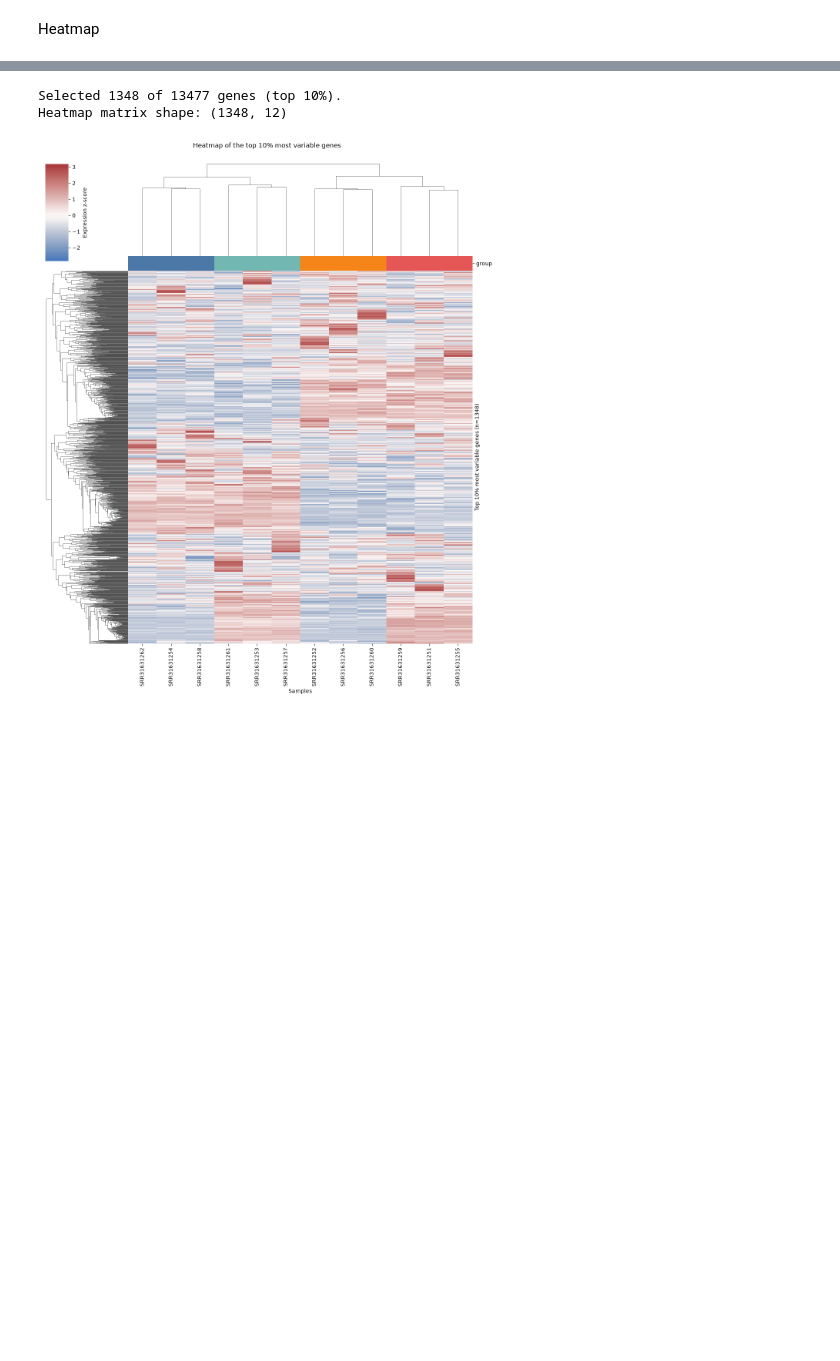
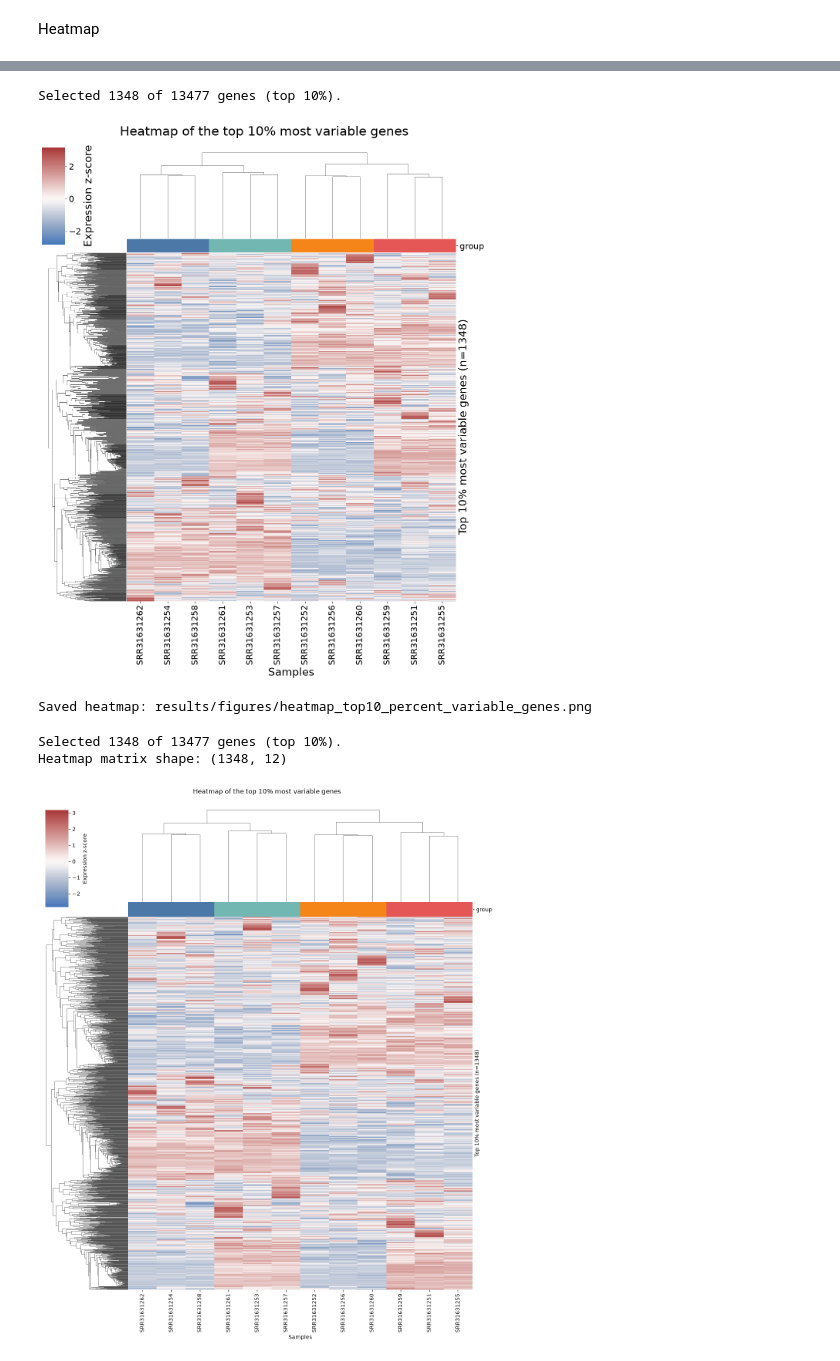
Before and after one commit to SvavaDa/GSE283655_project, a Jupyter notebook: GSE283655-simplified-data.ipynb, the cells around one changed output, grey strips where cells are left out. Cells and saved outputs as stored; diff of their text form; code cells hidden in the pictures; blank space fills up the shorter version.

```diff
--- a/GSE283655-simplified-data.ipynb
+++ b/GSE283655-simplified-data.ipynb
@@ -2279,7 +2281,6 @@ Saved heatmap: results/figures/heatmap_top50_variable_genes.png
 # %%
 # ------------------------------------------------------------
 # Heatmap of the top 10% most variable genes
-# Adapted to our tximport + PyDESeq2 workflow
 # ------------------------------------------------------------
 
 # Rank genes by variance
@@ -2290,17 +2291,9 @@ n_top = max(
     int(np.ceil(len(gene_variance) * 0.10))
 )
 
-top_variable_genes = (
-    gene_variance
-    .nlargest(n_top)
-    .index
-)
+top_variable_genes = gene_variance.nlargest(n_top).index
 
-heatmap_matrix = (
-    vst_counts
-    .loc[:, top_variable_genes]
-    .T
-)
+heatmap_matrix = vst_counts.loc[:, top_variable_genes].T
 
 print(
     f"Selected {n_top} of {len(gene_variance)} genes "
@@ -2321,22 +2314,8 @@ heatmap_z = (
     .dropna()
 )
 
-# ------------------------------------------------------------
-# Replace Ensembl IDs with gene symbols when available
-# ------------------------------------------------------------
-
-symbol_lookup = (
-    t2g[["gene_id", "gene_symbol"]]
-    .dropna()
-    .drop_duplicates("gene_id")
-    .set_index("gene_id")["gene_symbol"]
-    .to_dict()
-)
-
-heatmap_z.index = [
-    symbol_lookup.get(gene, gene)
-    for gene in heatmap_z.index
-]
+# Keep Ensembl gene IDs
+heatmap_z.index = heatmap_z.index.astype(str)
 
 # ------------------------------------------------------------
 # Add experimental group colours
@@ -2355,22 +2334,10 @@ column_colours = metadata.loc[
 ].map(group_palette)
 
 # ------------------------------------------------------------
-# Replace run IDs with sample names
+# Keep run accession names
 # ------------------------------------------------------------
 
-sample_name_lookup = (
-    sample_sheet
-    .set_index("run_accession")["sample_name"]
-    .to_dict()
-)
-
-new_column_names = [
-    sample_name_lookup.get(run, run)
-    for run in heatmap_z.columns
-]
-
-heatmap_z.columns = new_column_names
-column_colours.index = new_column_names
+column_colours.index = heatmap_z.columns
 
 # ------------------------------------------------------------
 # Make clustered heatmap
@@ -2386,9 +2353,7 @@ g = sns.clustermap(
     figsize=(12, 14),
     yticklabels=False,
     xticklabels=True,
-    cbar_kws={
-        "label": "Expression z-score"
-    },
+    cbar_kws={"label": "Expression z-score"},
 )
 
 g.ax_heatmap.set_xlabel("Samples")
@@ -2415,41 +2380,38 @@ heatmap_output = (
     results_dir
     / "figures"
     / "heatmap_top10_percent_variable_genes.png"
 )
 
 heatmap_output.parent.mkdir(
     parents=True,
     exist_ok=True
 )
 
 g.savefig(
     heatmap_output,
     dpi=300,
     bbox_inches="tight"
 )
 
 # Save list of selected genes
 pd.DataFrame({
     "gene_id": top_variable_genes,
     "variance": gene_variance.loc[
         top_variable_genes
     ].values,
-    "gene_symbol": [
-        symbol_lookup.get(gene, gene)
-        for gene in top_variable_genes
-    ],
 }).to_csv(
     results_dir / "top10_percent_variable_genes.tsv",
     sep="\t",
     index=False
 )
 
 plt.show()
 
-print(
-    "Saved heatmap:",
-    heatmap_output
-)
+print("Saved heatmap:", heatmap_output)
+# %% [output]
+Selected 1348 of 13477 genes (top 10%).
+[figure, added]
+Saved heatmap: results/figures/heatmap_top10_percent_variable_genes.png
 # %%
 # ------------------------------------------------------------
 # Heatmap of the top 10% most variable genes
```
Also changed, not shown: parts of 24 cells of this notebook.
